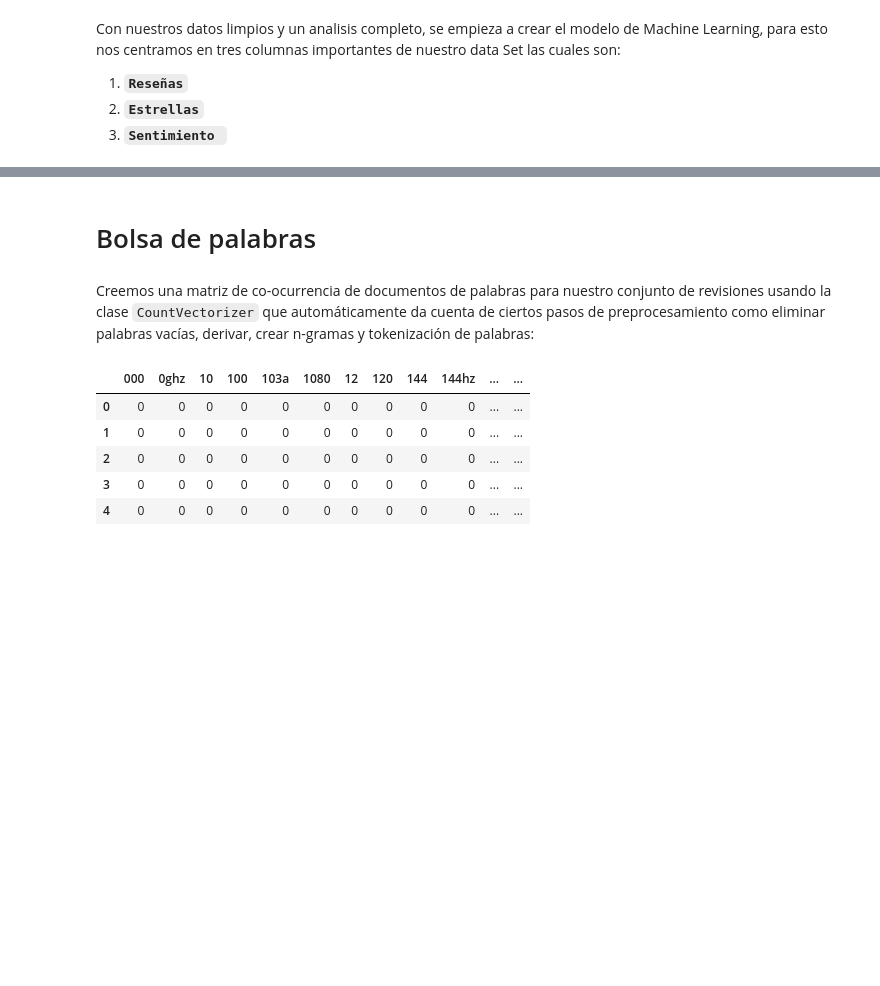
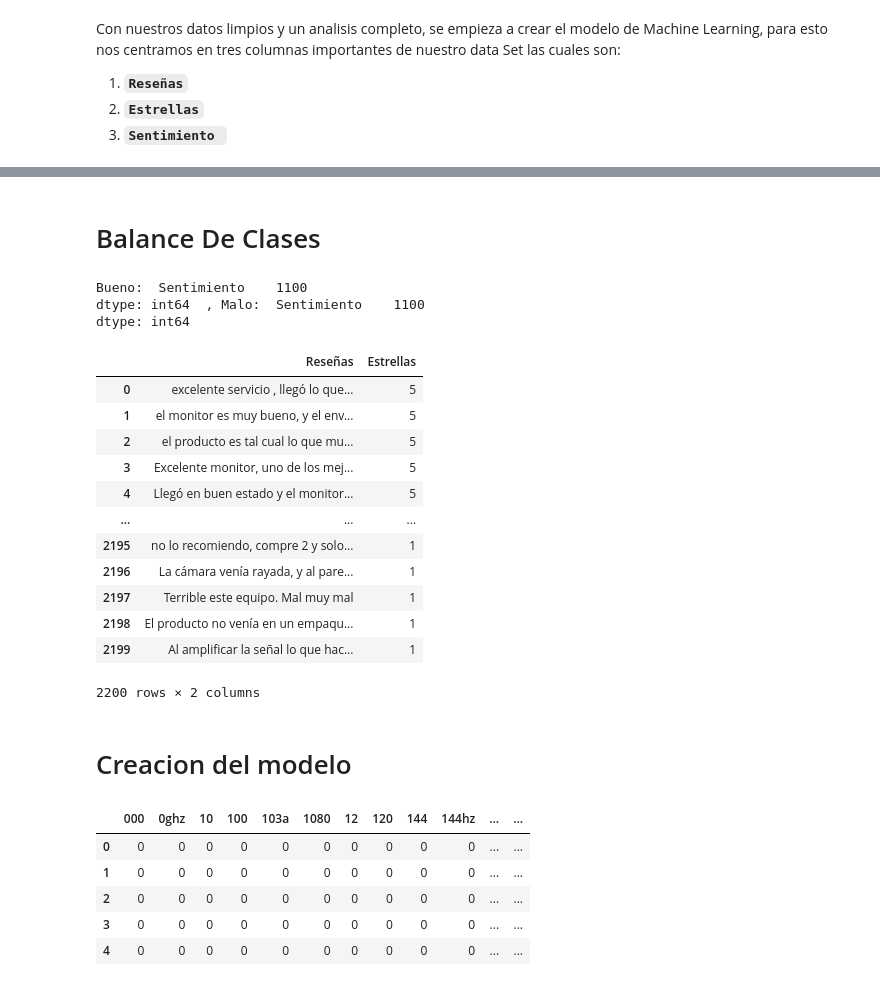
Before and after one commit to kevincarrenot/ProyectoIntegrador2020-2, a Jupyter notebook: ProyectoLinio.ipynb, the cells around one changed output, grey strips where cells are left out. Cells and saved outputs as stored; diff of their text form; code cells hidden in the pictures; blank space fills up the shorter version.

````diff
--- a/ProyectoLinio.ipynb
+++ b/ProyectoLinio.ipynb
@@ -550,7 +535,43 @@ Para poder analizar las Reseñas de manera mas optima los clasificaremos en N-Gr
-# %% [markdown]
-# Bolsa de palabras
-# %% [markdown]
-Creemos una matriz de co-ocurrencia de documentos de palabras para nuestro conjunto de revisiones usando la clase ```CountVectorizer``` que automáticamente da cuenta de ciertos pasos de preprocesamiento como eliminar palabras vacías, derivar, crear n-gramas y tokenización de palabras:
+# %% [markdown]
+# Balance De Clases
+# %%
+from sklearn.datasets import load_breast_cancer
+data = dfr[['Reseñas','Estrellas']]
+target = dfr[['Sentimiento']]
+# %%
+from imblearn.over_sampling import RandomOverSampler, SMOTE
+
+#Inicialización de los métodos de sobremuestreo
+#ROS
+ros = RandomOverSampler()#random_state = 0
+#SMOTE
+smote = SMOTE()
+# %%
+#ROS. Duplica muestras de la clase menos representadas
+dataRos, targetRos = ros.fit_resample(data,target)
+BuenoRos = targetRos.sum()
+MaloRos = targetRos.shape[0]- BuenoRos
+print('Bueno: ', BuenoRos, ' , Malo: ', MaloRos )
+dataRos
+# %% [output]
+Bueno:  Sentimiento    1100
+dtype: int64  , Malo:  Sentimiento    1100
+dtype: int64
+|  | Reseñas | Estrellas |
+| 0 | excelente servicio , llegó lo que... | 5 |
+| 1 | el monitor es muy bueno, y el env... | 5 |
+| 2 | el producto es tal cual lo que mu... | 5 |
+| 3 | Excelente monitor, uno de los mej... | 5 |
+| 4 | Llegó en buen estado y el monitor... | 5 |
+| ... | ... | ... |
+| 2195 | no lo recomiendo, compre 2 y solo... | 1 |
+| 2196 | La cámara venía rayada, y al pare... | 1 |
+| 2197 | Terrible este equipo. Mal muy mal | 1 |
+| 2198 | El producto no venía en un empaqu... | 1 |
+| 2199 | Al amplificar la señal lo que hac... | 1 |
+2200 rows × 2 columns
+# %% [markdown]
+# Creacion del modelo
 # %%
 from sklearn.feature_extraction.text import CountVectorizer
 
````
Also changed, not shown: parts of 39 cells of this notebook.
